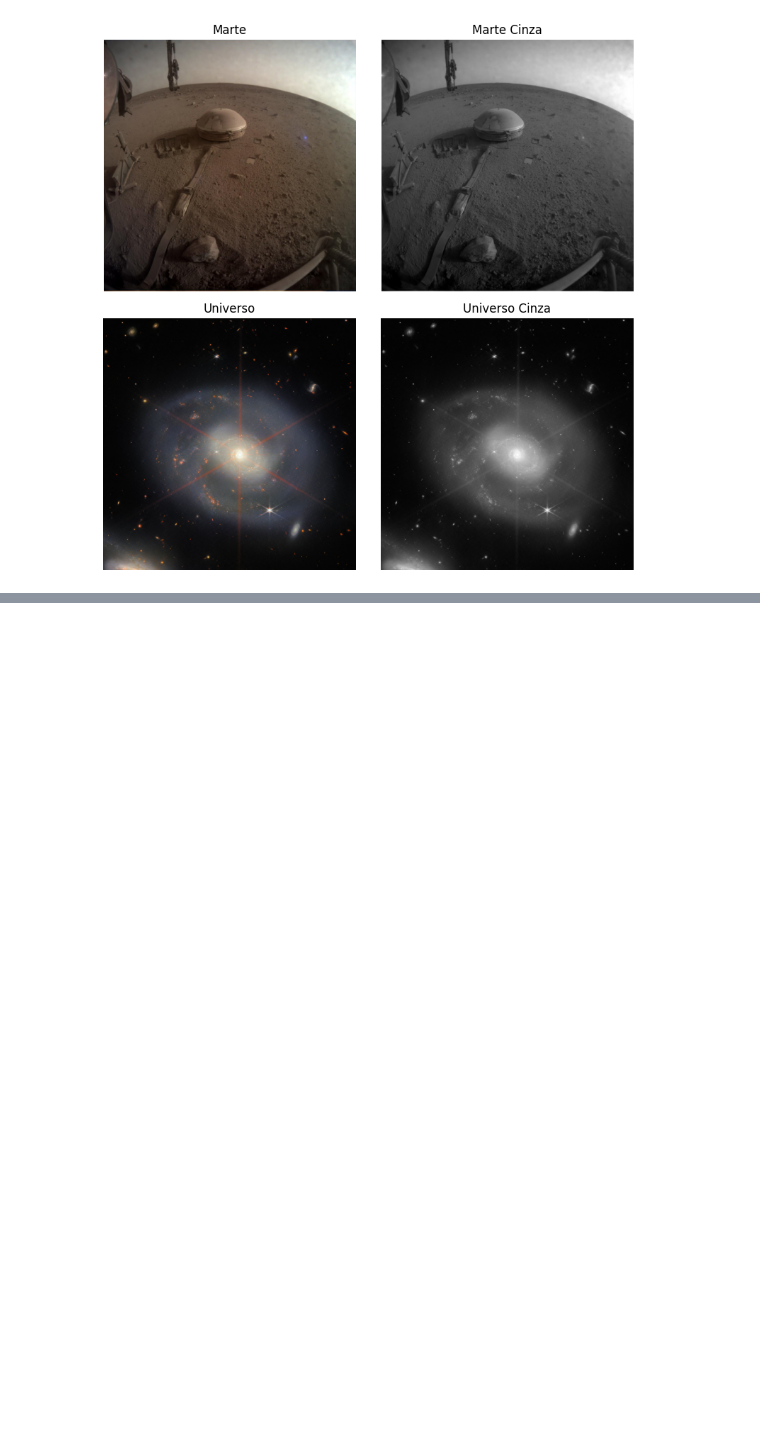
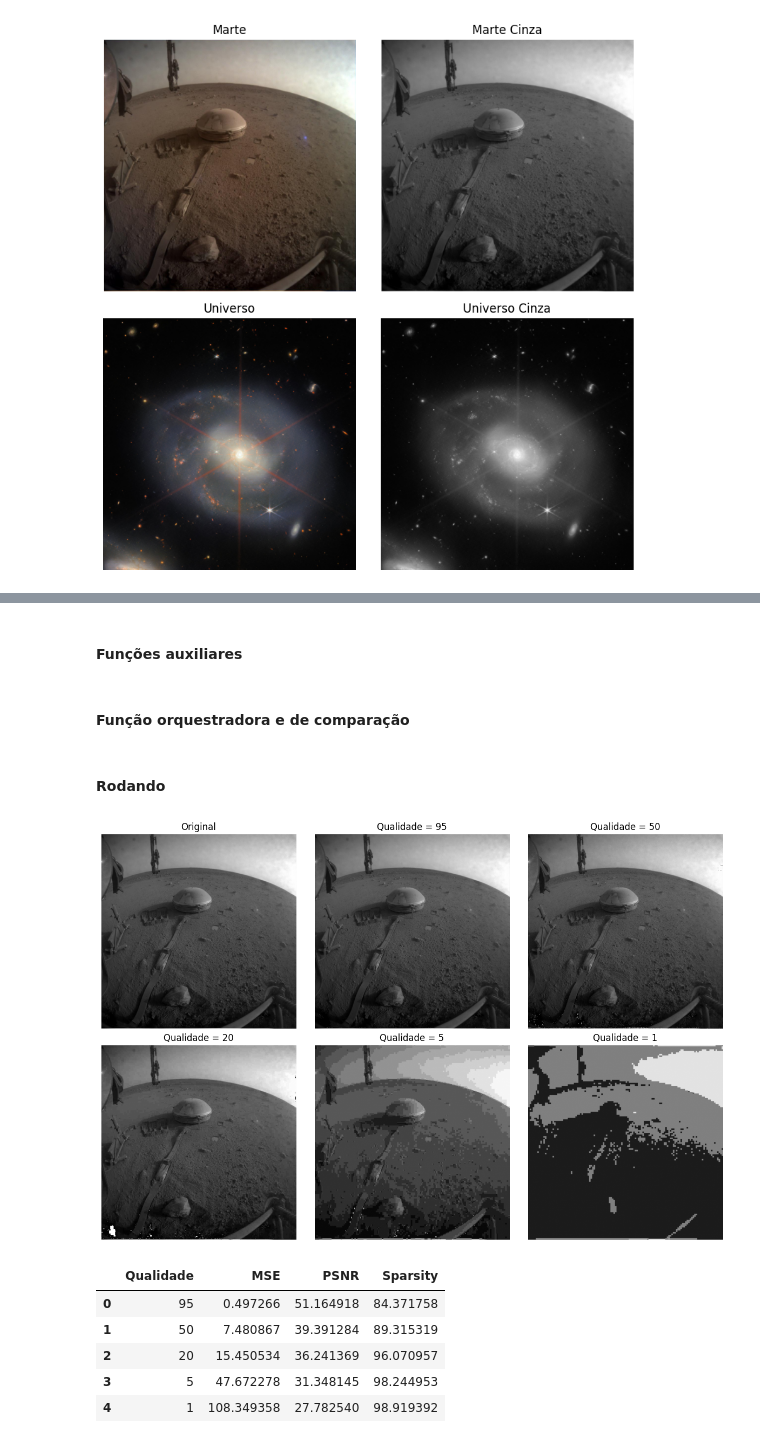
Before and after one commit to Vitorfol/Processamento-de-Imagens, a Jupyter notebook: 3/atv.ipynb, the cells around one changed output, grey strips where cells are left out. Drawn from its saved outputs; the diff is of its cells as text; code cells hidden in the pictures; blank space fills up the shorter version.

```diff
--- a/3/atv.ipynb
+++ b/3/atv.ipynb
@@ -79,0 +83,2 @@ initialize()
+# %% [markdown]
+#### Funções auxiliares
@@ -79,0 +118,2 @@ initialize()
+# %% [markdown]
+#### Função orquestradora e de comparação
@@ -79,0 +173,42 @@ initialize()
+# %% [markdown]
+#### Rodando
+# %%
+
+quality_values = [95, 50, 20, 5, 1]
+results = []
+block=8
+
+mars_gray = load_image('mars_gray.jpg')
+H, W = mars_gray.shape
+orig_trimmed = mars_gray[:H-(H%block), :W-(W%block)]
+
+reconstructed_images = [orig_trimmed]
+titles = ['Original']
+
+for q in quality_values:
+    _, recon_img, coefs = compress(mars_gray, quality=q, block_size=block)
+
+    mse, psnr, sparsity = compress_evaluation(orig_trimmed, recon_img, coefs)
+
+    results.append({
+        'Qualidade': q,
+        'MSE': mse,
+        'PSNR': psnr,
+        'Sparsity': sparsity
+    })
+
+    reconstructed_images.append(recon_img)
+    titles.append(f'Qualidade = {q}')
+
+show_grid(reconstructed_images, titles, cols=3)
+
+df_results = pd.DataFrame(results)
+display(df_results)
+# %% [output]
+[figure, added]
+|  | Qualidade | MSE | PSNR | Sparsity |
+| 0 | 95 | 0.497266 | 51.164918 | 84.371758 |
+| 1 | 50 | 7.480867 | 39.391284 | 89.315319 |
+| 2 | 20 | 15.450534 | 36.241369 | 96.070957 |
+| 3 | 5 | 47.672278 | 31.348145 | 98.244953 |
+| 4 | 1 | 108.349358 | 27.782540 | 98.919392 |
```
Also changed, not shown: parts of 5 cells of this notebook, 2 other files.
